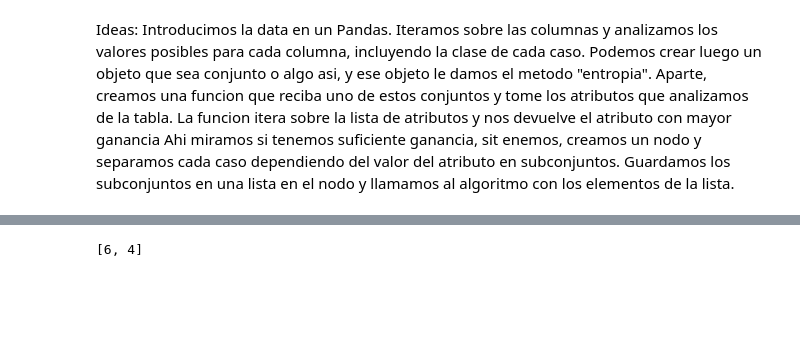
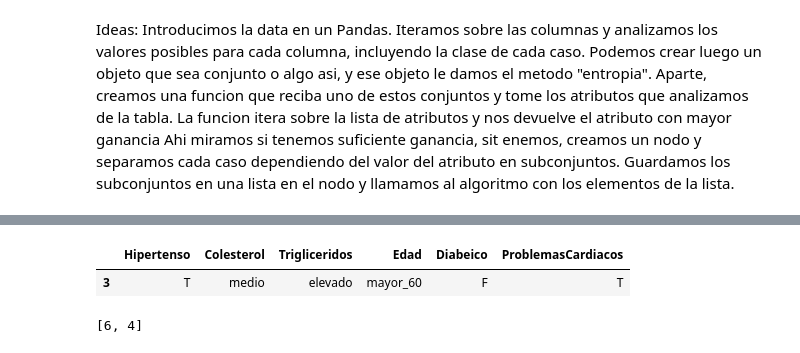
Before and after one commit to AlejandroFNadal/ia_decision_trees, a Jupyter notebook: Getting started.ipynb, the cells around one changed output, grey strips where cells are left out. Drawn from its saved outputs; the diff is of its cells as text; code cells hidden in the pictures; blank space fills up the shorter version.

```diff
--- a/Getting started.ipynb
+++ b/Getting started.ipynb
@@ -25 +25,6 @@ Name: ProblemasCardiacos, dtype: int64
+# %%
+df.loc[3:3]
+# %% [output]
+|  | Hipertenso | Colesterol | Trigliceridos | Edad | Diabeico | ProblemasCardiacos |
+| 3 | T | medio | elevado | mayor_60 | F | T |
 # %%
```
Also changed, not shown: parts of 20 cells of this notebook.
